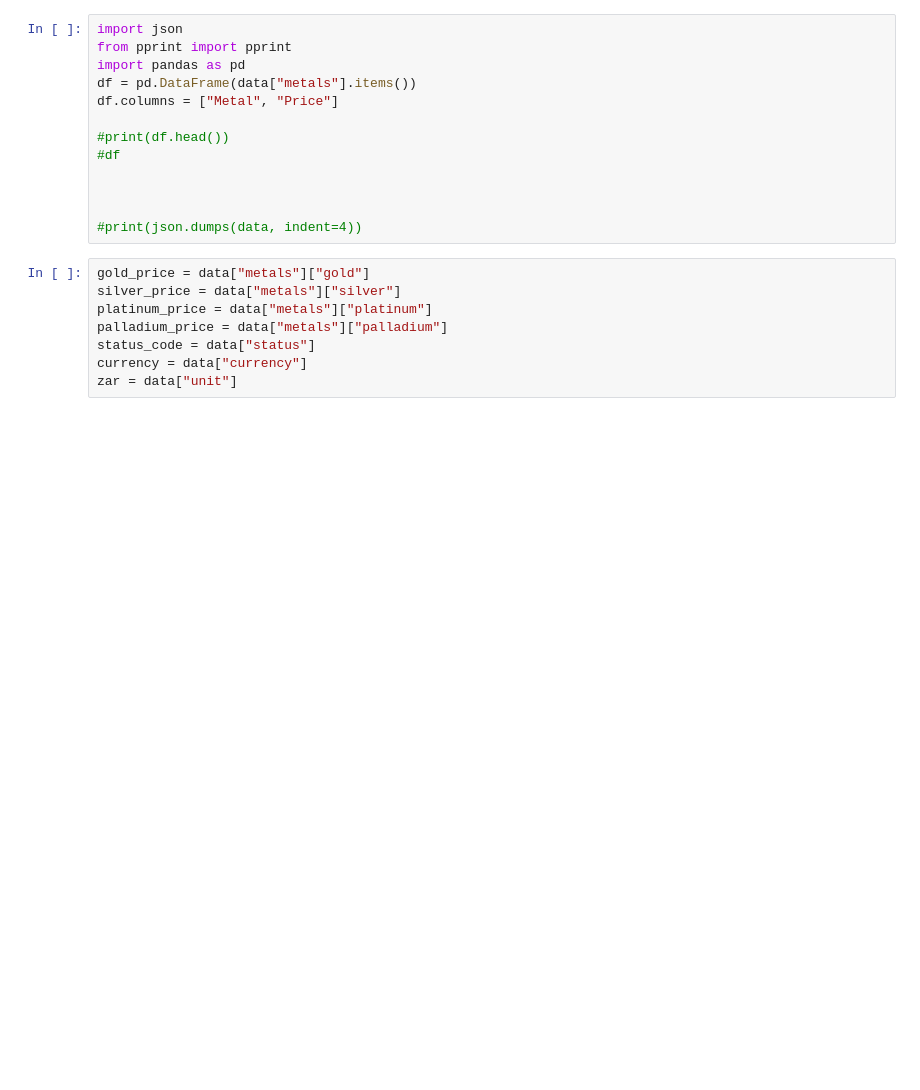
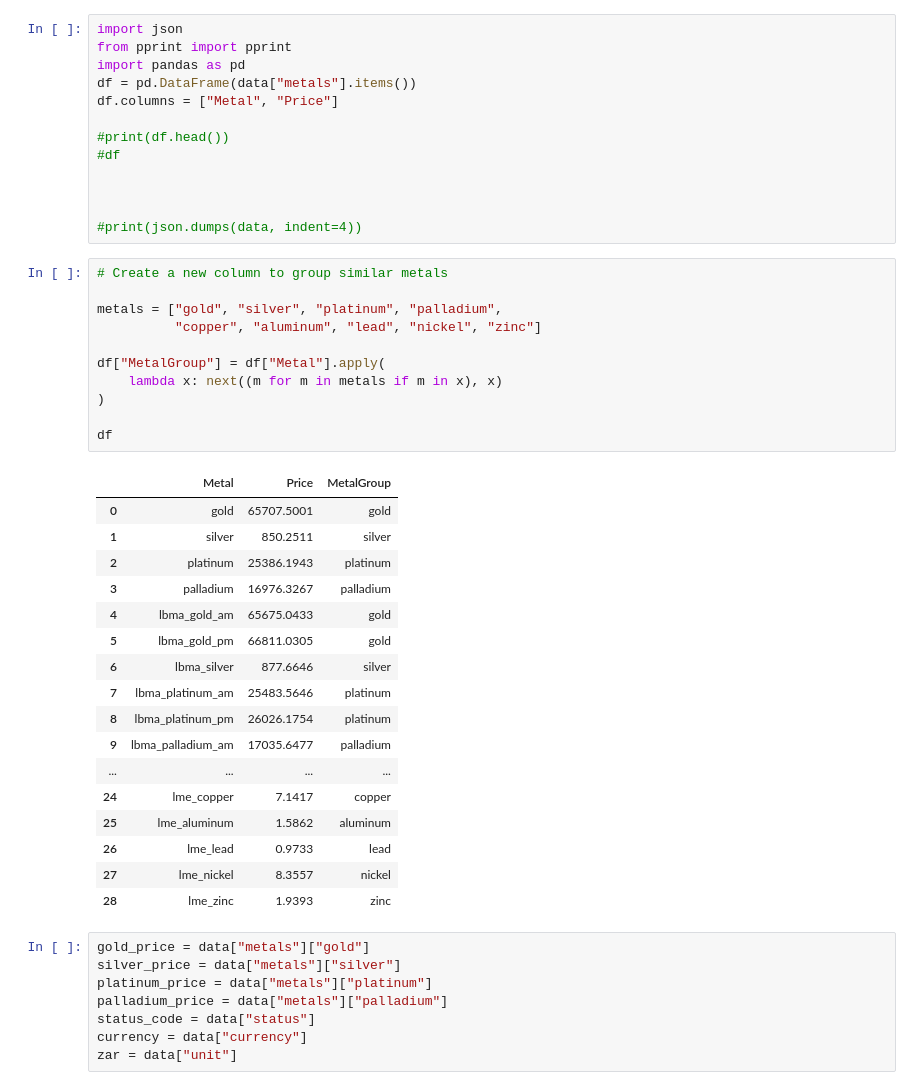
Before and after one commit to Otto-C/Otto-C.github.io, a Jupyter notebook: 01_Bullion_API_Extraction.ipynb, the cells around one changed output. Saved outputs shown, nothing was run; the diff lists cells and outputs as text; blank space fills up the shorter version.

```diff
--- a/01_Bullion_API_Extraction.ipynb
+++ b/01_Bullion_API_Extraction.ipynb
@@ -43,6 +43,35 @@ df.columns = ["Metal", "Price"]
 
 
 #print(json.dumps(data, indent=4))
+# %%
+# Create a new column to group similar metals
+
+metals = ["gold", "silver", "platinum", "palladium",
+          "copper", "aluminum", "lead", "nickel", "zinc"]
+
+df["MetalGroup"] = df["Metal"].apply(
+    lambda x: next((m for m in metals if m in x), x)
+)
+
+df
+# %% [output]
+|  | Metal | Price | MetalGroup |
+| 0 | gold | 65707.5001 | gold |
+| 1 | silver | 850.2511 | silver |
+| 2 | platinum | 25386.1943 | platinum |
+| 3 | palladium | 16976.3267 | palladium |
+| 4 | lbma_gold_am | 65675.0433 | gold |
+| 5 | lbma_gold_pm | 66811.0305 | gold |
+| 6 | lbma_silver | 877.6646 | silver |
+| 7 | lbma_platinum_am | 25483.5646 | platinum |
+| 8 | lbma_platinum_pm | 26026.1754 | platinum |
+| 9 | lbma_palladium_am | 17035.6477 | palladium |
+| ... | ... | ... | ... |
+| 24 | lme_copper | 7.1417 | copper |
+| 25 | lme_aluminum | 1.5862 | aluminum |
+| 26 | lme_lead | 0.9733 | lead |
+| 27 | lme_nickel | 8.3557 | nickel |
+| 28 | lme_zinc | 1.9393 | zinc |
 # %%
 gold_price = data["metals"]["gold"]
 silver_price = data["metals"]["silver"]
```
Also changed, not shown: parts of 2 cells of this notebook.
